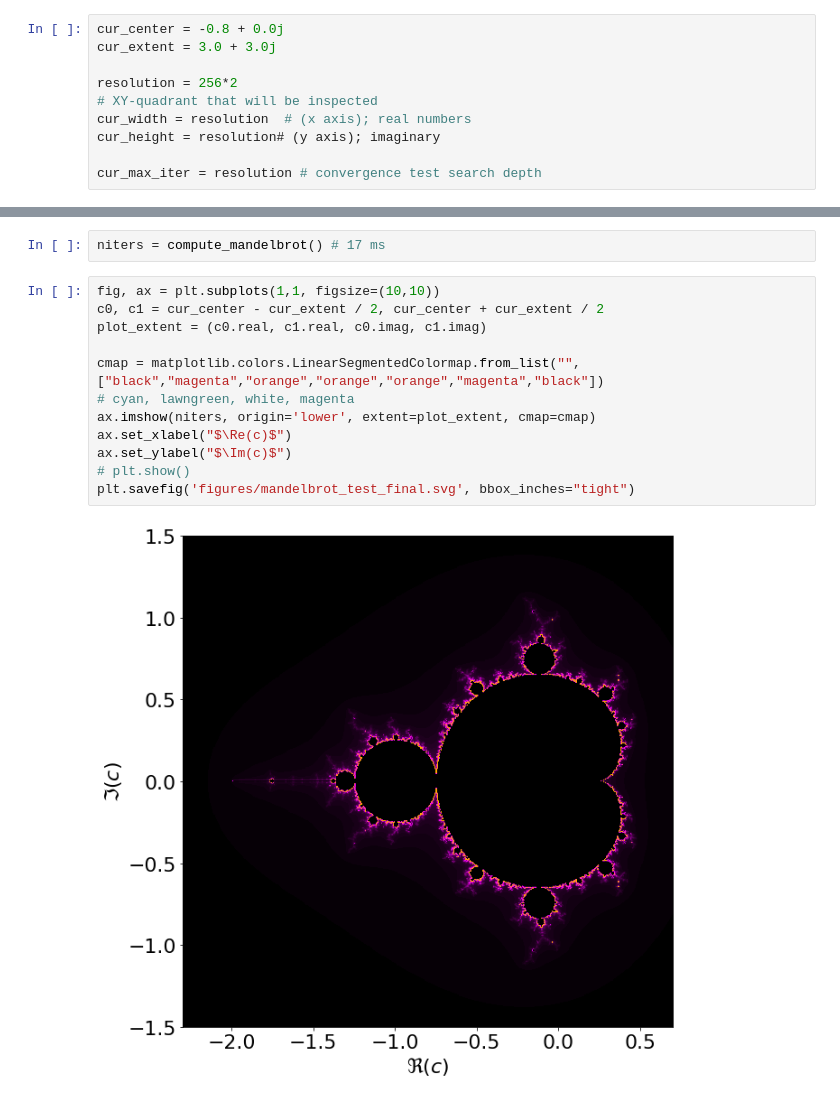
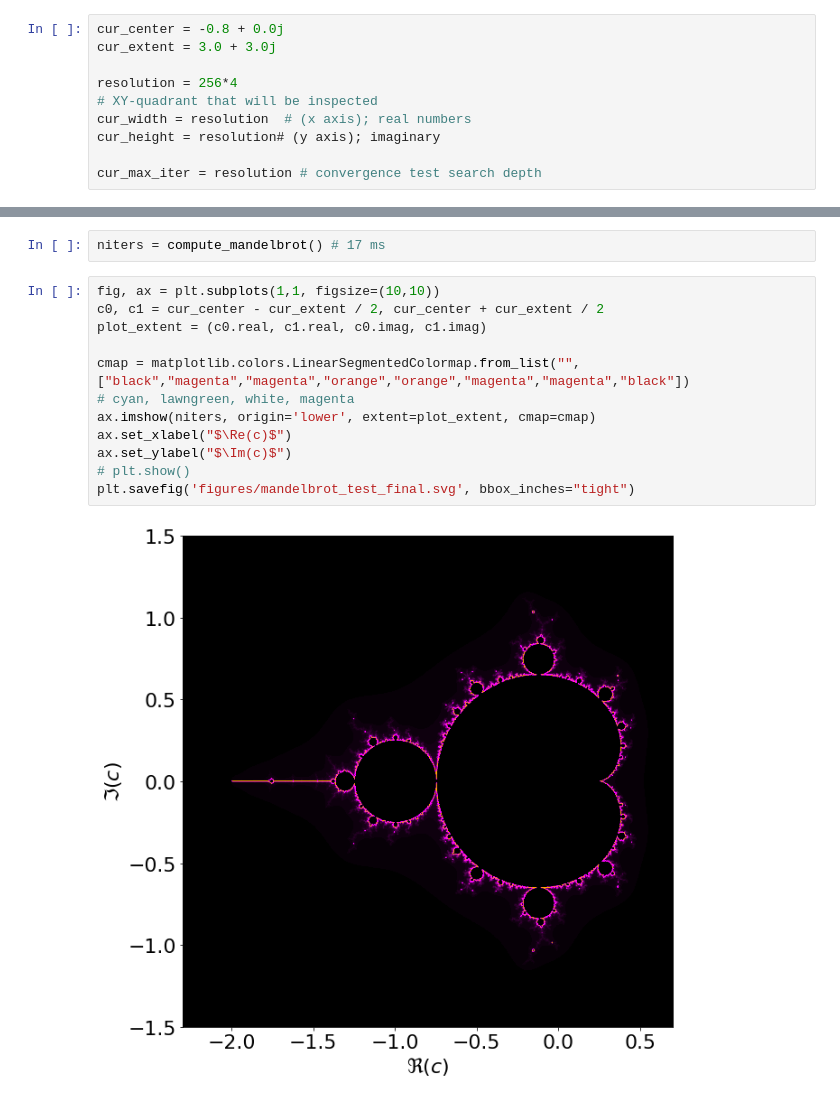
Before and after one commit to PaulHosek/Stochastic_simulation, a Jupyter notebook: fast_mandelbrot.ipynb, the cells around one changed output, grey strips where cells are left out. Cells and saved outputs as stored; diff of their text form.

```diff
--- a/fast_mandelbrot.ipynb
+++ b/fast_mandelbrot.ipynb
@@ -16,7 +16,7 @@ plt.rcParams["font.size"] = 22
 cur_center = -0.8 + 0.0j
 cur_extent = 3.0 + 3.0j
 
-resolution = 256*2
+resolution = 256*4
 # XY-quadrant that will be inspected
 cur_width = resolution  # (x axis); real numbers
 cur_height = resolution# (y axis); imaginary
@@ -63,17 +63,17 @@ niters = compute_mandelbrot() # 17 ms
 # %%
 fig, ax = plt.subplots(1,1, figsize=(10,10))
 c0, c1 = cur_center - cur_extent / 2, cur_center + cur_extent / 2
 plot_extent = (c0.real, c1.real, c0.imag, c1.imag)
 
-cmap = matplotlib.colors.LinearSegmentedColormap.from_list("", ["black","magenta","orange","orange","orange","magenta","black"])
+cmap = matplotlib.colors.LinearSegmentedColormap.from_list("", ["black","magenta","magenta","orange","orange","magenta","magenta","black"])
 # cyan, lawngreen, white, magenta
 ax.imshow(niters, origin='lower', extent=plot_extent, cmap=cmap)
 ax.set_xlabel("$\Re(c)$")
 ax.set_ylabel("$\Im(c)$")
 # plt.show()
 plt.savefig('figures/mandelbrot_test_final.svg', bbox_inches="tight")
 # %% [output]
-[figure, old version]
+[figure, new version]
 # %%
 
 
```
Also changed, not shown: parts of 1 cell of this notebook.
